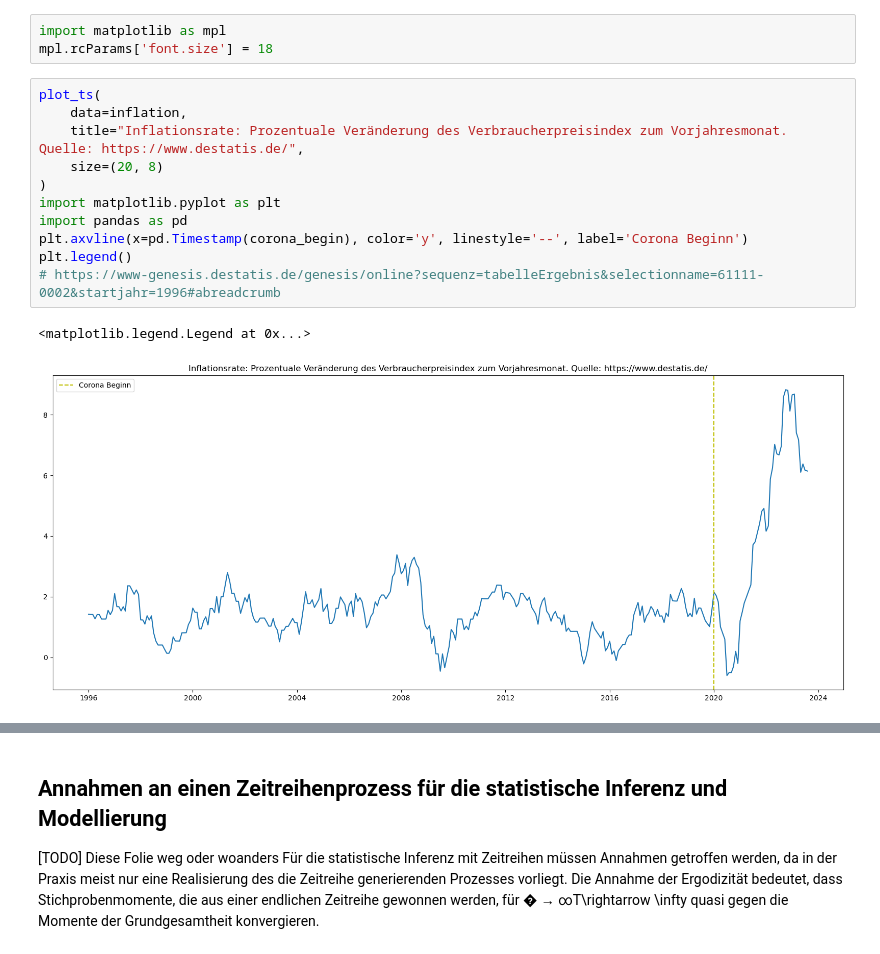
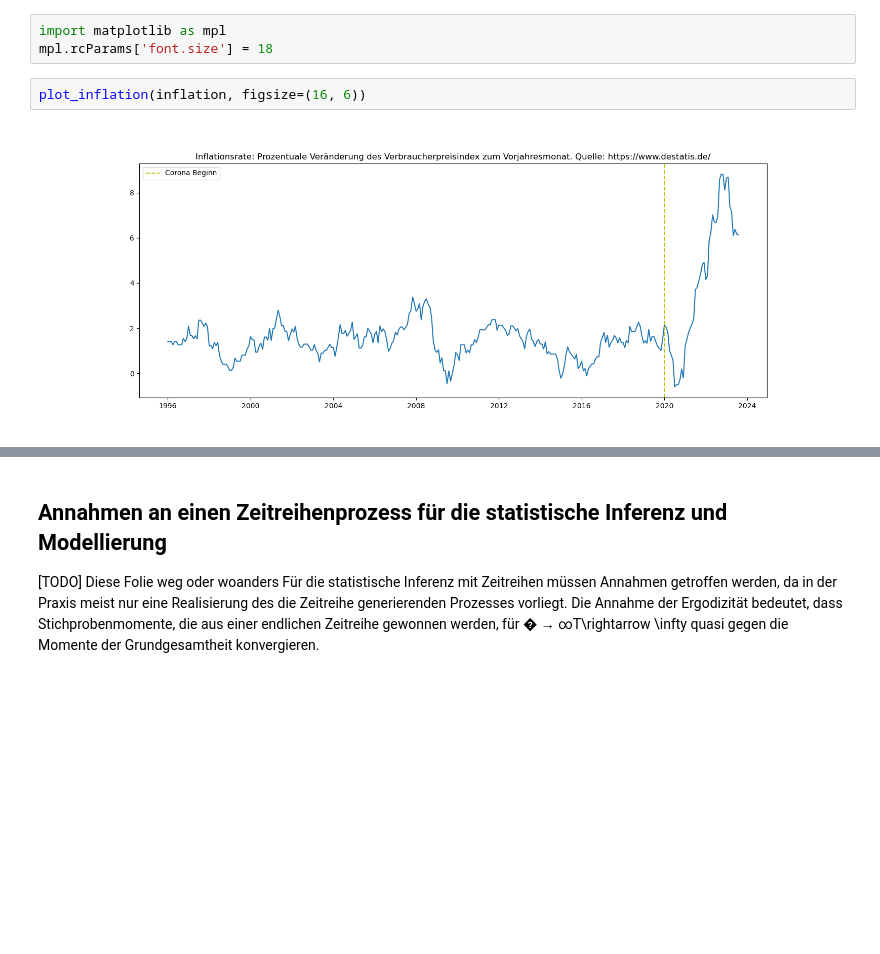
Before and after one commit to FSpanhel/plv_1, a Jupyter notebook: presentation.ipynb, the cells around one changed output, grey strips where cells are left out. Saved outputs shown, nothing was run; the diff lists cells and outputs as text; blank space fills up the shorter version.

```diff
--- a/presentation.ipynb
+++ b/presentation.ipynb
@@ -83,16 +105,6 @@ Dr. rer. nat. Fabian Spanhel
 import matplotlib as mpl
 mpl.rcParams['font.size'] = 18
 # %%
-plot_ts(
-    data=inflation,
-    title="Inflationsrate: Prozentuale Veränderung des Verbraucherpreisindex zum Vorjahresmonat. Quelle: https://www.destatis.de/",
-    size=(20, 8)
-)
-import matplotlib.pyplot as plt
-import pandas as pd
-plt.axvline(x=pd.Timestamp(corona_begin), color='y', linestyle='--', label='Corona Beginn')
-plt.legend()
-# https://www-genesis.destatis.de/genesis/online?sequenz=tabelleErgebnis&selectionname=61111-0002&startjahr=1996#abreadcrumb
+plot_inflation(inflation, figsize=(16, 6))
 # %% [output]
-<matplotlib.legend.Legend at 0x...>
-[figure, old version]
+[figure, new version]
```
Also changed, not shown: parts of 81 cells of this notebook, 6 other files.
